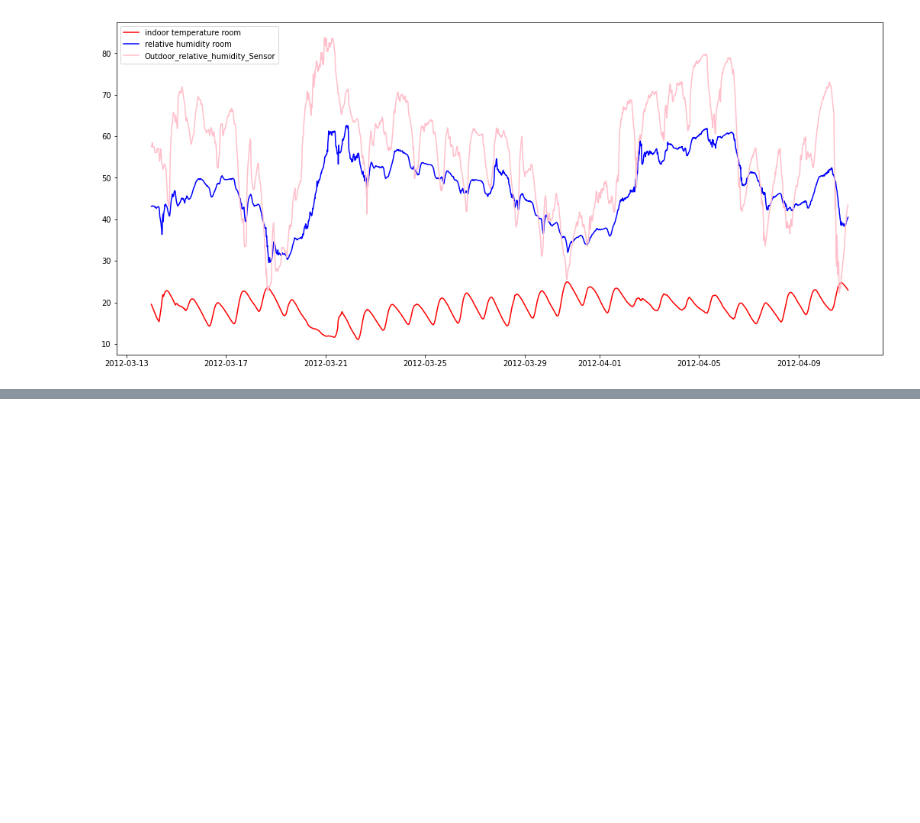
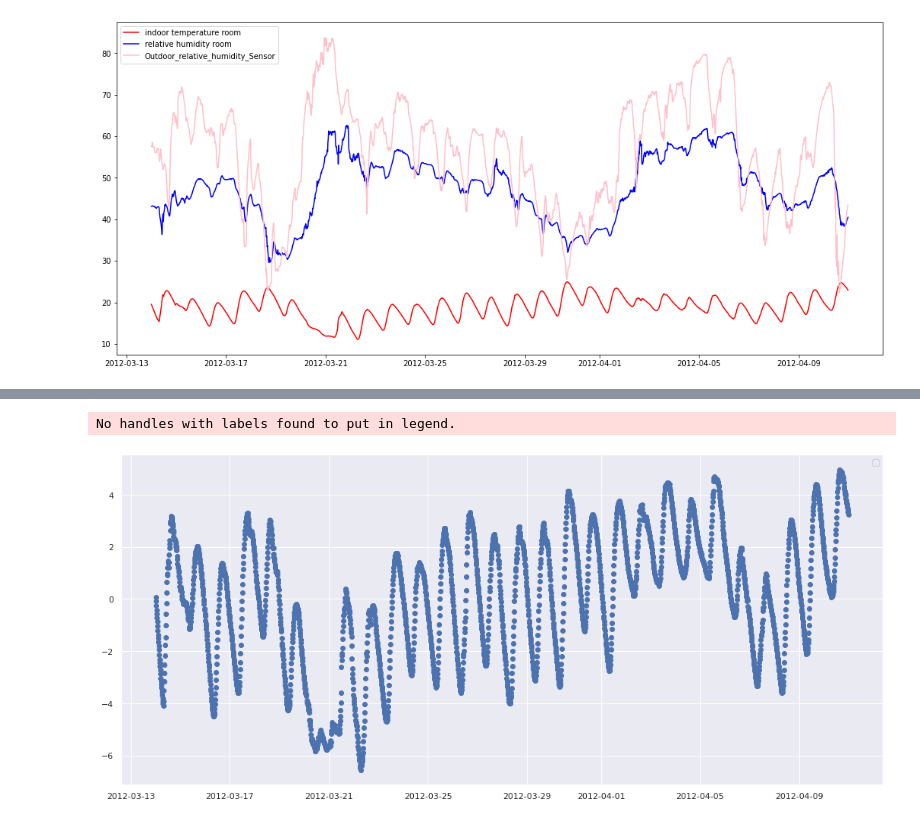
Before and after one commit to HedersonSantos/SmartHome, a Jupyter notebook: seriesTemporais_sarimax.ipynb, the cells around one changed output, grey strips where cells are left out. Cells and saved outputs as stored; diff of their text form; code cells hidden in the pictures; blank space fills up the shorter version.

```diff
--- a/seriesTemporais_sarimax.ipynb
+++ b/seriesTemporais_sarimax.ipynb
@@ -167,0 +173,12 @@ plt.show()
+# %%
+from statsmodels.formula.api import ols
+
+# Ajusta o modelo de regressão linear simples para Close com IBOV/1000 como preditora
+modelo = ols('Indoor_temperature_room ~ Relative_humidity_room + CO2_room',data=df_treino)
+res = modelo.fit()
+
+# valores ajustados de E(Y)
+ypred=res.fittedvalues
+
+# resíduo=observado-ajustado
+residuo = res.resid
@@ -167,0 +205,8 @@ plt.show()
+# %%
+fig, ax = plt.subplots(figsize=(18,8))
+plt.scatter(residuo.index,residuo)
+plt.legend()
+plt.show()
+# %% [output]
+No handles with labels found to put in legend.
+[figure, added]
```
Also changed, not shown: parts of 4 cells of this notebook.
